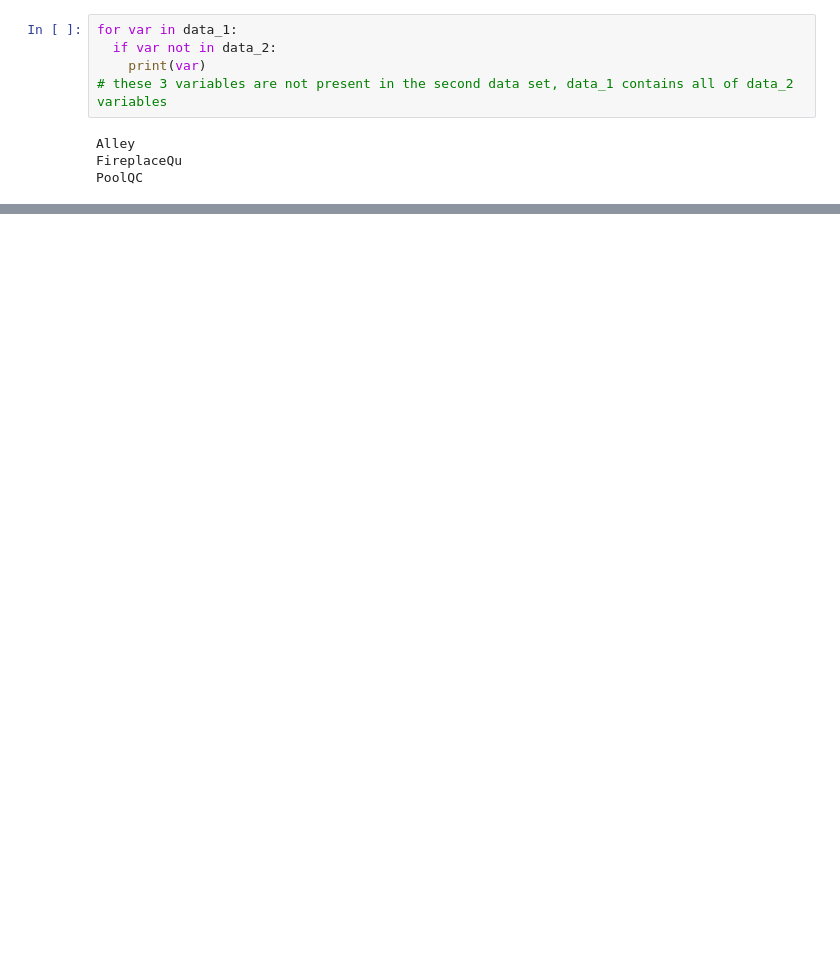
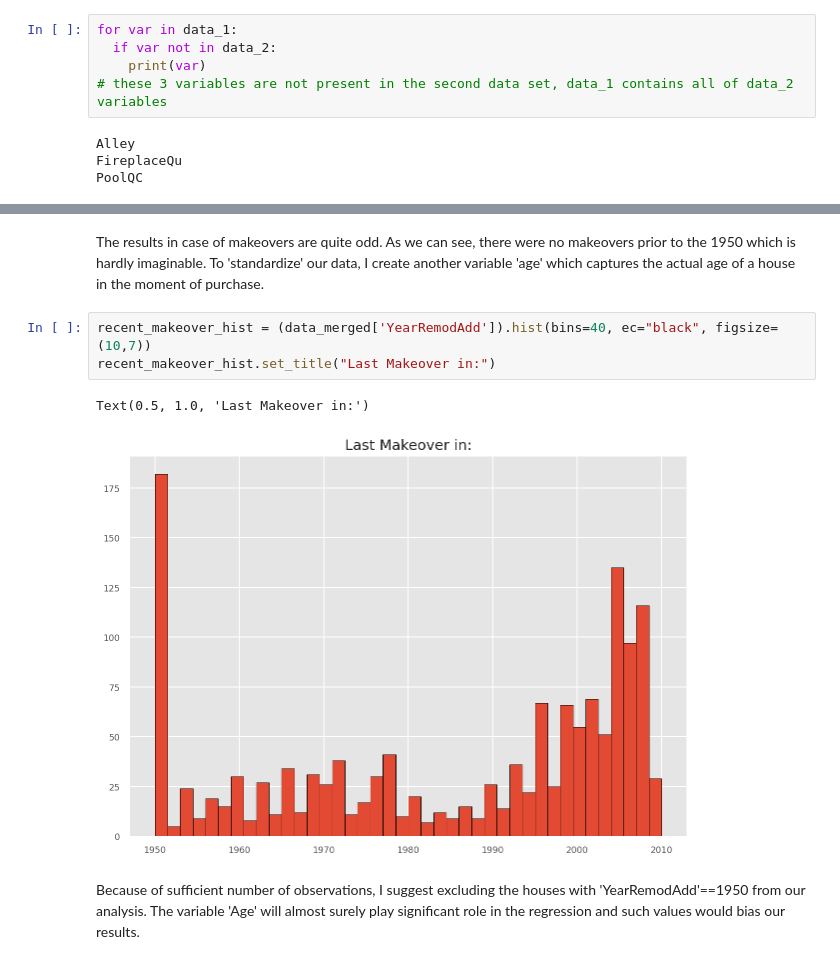
Before and after one commit to svondracek0/Data-Science-Practicum, a Jupyter notebook: Vondracek_Housing_Prices_Task.ipynb, the cells around one changed output, grey strips where cells are left out. Cells and saved outputs as stored; diff of their text form; blank space fills up the shorter version.

```diff
--- a/Vondracek_Housing_Prices_Task.ipynb
+++ b/Vondracek_Housing_Prices_Task.ipynb
@@ -181,0 +224,10 @@ data_merged.corr().style.background_gradient(cmap='coolwarm')
+# %% [markdown]
+The results in case of makeovers are quite odd. As we can see, there were no makeovers prior to the 1950 which is hardly imaginable. To 'standardize' our data, I create another variable 'age' which captures the actual age of a house in the moment of purchase.
+# %%
+recent_makeover_hist = (data_merged['YearRemodAdd']).hist(bins=40, ec="black", figsize=(10,7))
+recent_makeover_hist.set_title("Last Makeover in:")
+# %% [output]
+Text(0.5, 1.0, 'Last Makeover in:')
+[figure, added]
+# %% [markdown]
+Because of sufficient number of observations, I suggest excluding the houses with 'YearRemodAdd'==1950 from our analysis. The variable 'Age' will almost surely play significant role in the regression and such values would bias our results.
```
Also changed, not shown: parts of 118 cells of this notebook.
